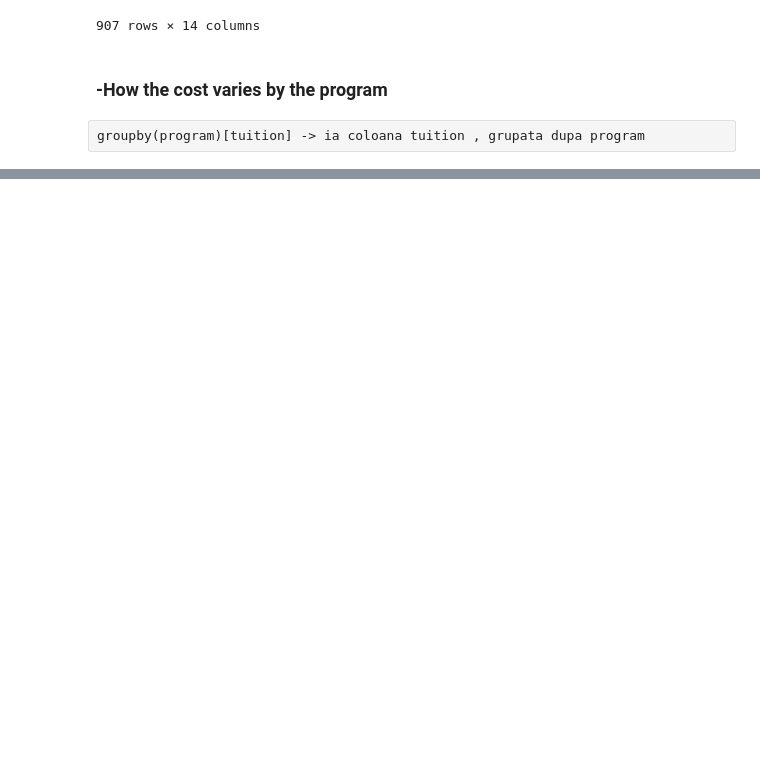
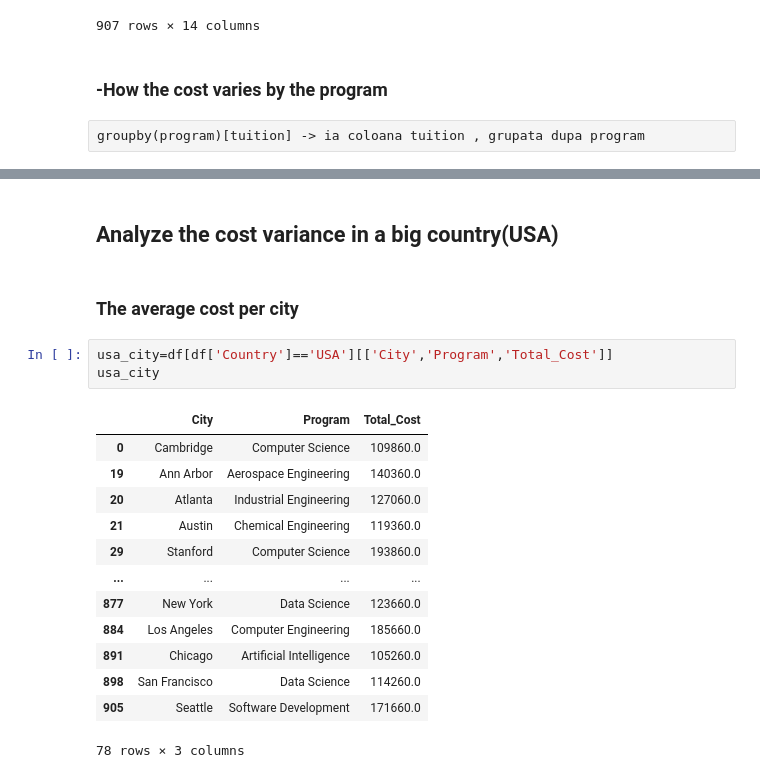
Before and after one commit to glemiu6/International_Education_Costs, a Jupyter notebook: notebook.ipynb, the cells around one changed output, grey strips where cells are left out. Drawn from its saved outputs; the diff is of its cells as text; blank space fills up the shorter version.

```diff
--- a/notebook.ipynb
+++ b/notebook.ipynb
@@ -211,0 +227,21 @@ Passing `palette` without assigning `hue` is deprecated and will be removed in v
+# %% [markdown]
+## Analyze the cost variance in a big country(USA)
+# %% [markdown]
+### The average cost per city
+# %%
+usa_city=df[df['Country']=='USA'][['City','Program','Total_Cost']]
+usa_city
+# %% [output]
+|  | City | Program | Total_Cost |
+| 0 | Cambridge | Computer Science | 109860.0 |
+| 19 | Ann Arbor | Aerospace Engineering | 140360.0 |
+| 20 | Atlanta | Industrial Engineering | 127060.0 |
+| 21 | Austin | Chemical Engineering | 119360.0 |
+| 29 | Stanford | Computer Science | 193860.0 |
+| ... | ... | ... | ... |
+| 877 | New York | Data Science | 123660.0 |
+| 884 | Los Angeles | Computer Engineering | 185660.0 |
+| 891 | Chicago | Artificial Intelligence | 105260.0 |
+| 898 | San Francisco | Data Science | 114260.0 |
+| 905 | Seattle | Software Development | 171660.0 |
+78 rows × 3 columns
```
Also changed, not shown: parts of 21 cells of this notebook.
